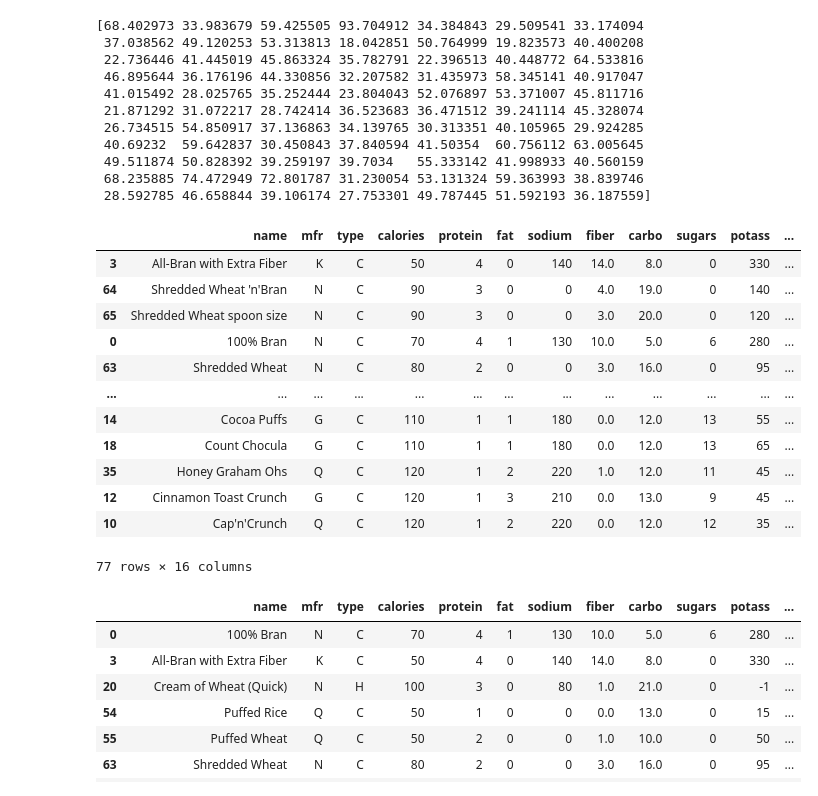
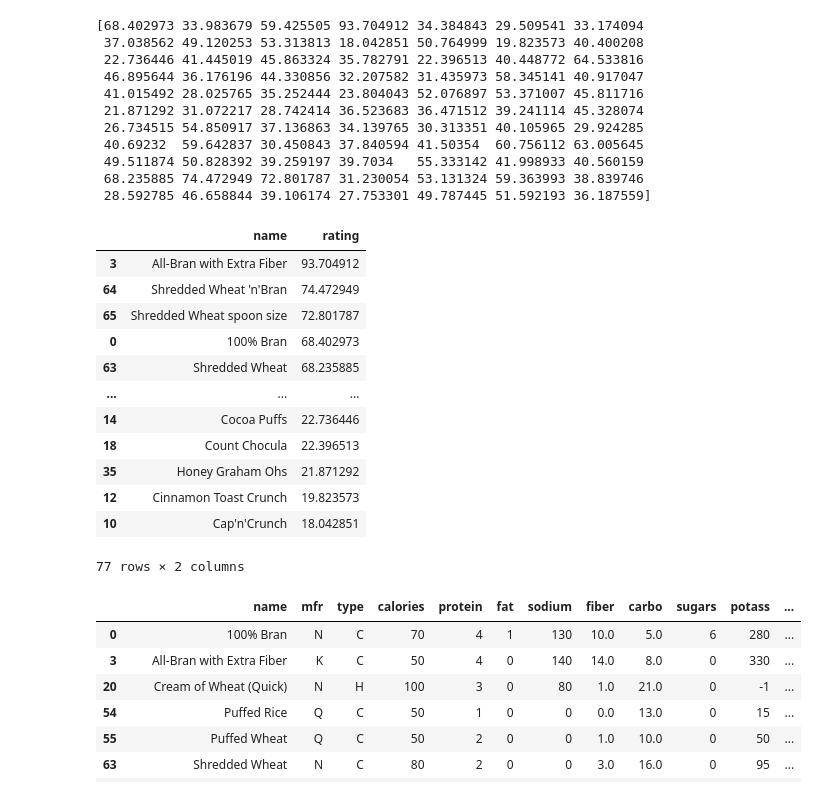
Before and after one commit to ch00226855/CMP464788Spring2023, a Jupyter notebook: Week04_Pandas.ipynb, the cells around one changed output. Cells and saved outputs as stored; diff of their text form; code cells hidden in the pictures.

```diff
--- a/Week04_Pandas.ipynb
+++ b/Week04_Pandas.ipynb
@@ -528,30 +530,30 @@ print(raw_data['rating'].values)
 # %%
 # Find the product name with highest rating
 
 # Attempt 1.
 max_rating = raw_data['rating'].max()
 raw_data[raw_data['rating'] == max_rating][['name', 'rating']]
 
 # Attempt 2.
 max_rating_index = raw_data['rating'].argmax()
-raw_data.loc[max_rating_index, ['name', 'rating']]
+raw_data.loc[max_rating_index, ['name', 'rating']] # This returns a 1D array
 
 # Attempt 3. Use sort_values()
-raw_data.sort_values('rating', ascending=False)
+raw_data.sort_values('rating', ascending=False)[['name', 'rating']]
 # %% [output]
-|  | name | mfr | type | calories | protein | fat | sodium | fiber | carbo | sugars | potass | ... |
-| 3 | All-Bran with Extra Fiber | K | C | 50 | 4 | 0 | 140 | 14.0 | 8.0 | 0 | 330 | ... |
-| 64 | Shredded Wheat 'n'Bran | N | C | 90 | 3 | 0 | 0 | 4.0 | 19.0 | 0 | 140 | ... |
-| 65 | Shredded Wheat spoon size | N | C | 90 | 3 | 0 | 0 | 3.0 | 20.0 | 0 | 120 | ... |
-| 0 | 100% Bran | N | C | 70 | 4 | 1 | 130 | 10.0 | 5.0 | 6 | 280 | ... |
-| 63 | Shredded Wheat | N | C | 80 | 2 | 0 | 0 | 3.0 | 16.0 | 0 | 95 | ... |
-| ... | ... | ... | ... | ... | ... | ... | ... | ... | ... | ... | ... | ... |
-| 14 | Cocoa Puffs | G | C | 110 | 1 | 1 | 180 | 0.0 | 12.0 | 13 | 55 | ... |
-| 18 | Count Chocula | G | C | 110 | 1 | 1 | 180 | 0.0 | 12.0 | 13 | 65 | ... |
-| 35 | Honey Graham Ohs | Q | C | 120 | 1 | 2 | 220 | 1.0 | 12.0 | 11 | 45 | ... |
-| 12 | Cinnamon Toast Crunch | G | C | 120 | 1 | 3 | 210 | 0.0 | 13.0 | 9 | 45 | ... |
-| 10 | Cap'n'Crunch | Q | C | 120 | 1 | 2 | 220 | 0.0 | 12.0 | 12 | 35 | ... |
+|  | name | rating |
+| 3 | All-Bran with Extra Fiber | 93.704912 |
+| 64 | Shredded Wheat 'n'Bran | 74.472949 |
+| 65 | Shredded Wheat spoon size | 72.801787 |
+| 0 | 100% Bran | 68.402973 |
+| 63 | Shredded Wheat | 68.235885 |
+| ... | ... | ... |
+| 14 | Cocoa Puffs | 22.736446 |
+| 18 | Count Chocula | 22.396513 |
+| 35 | Honey Graham Ohs | 21.871292 |
+| 12 | Cinnamon Toast Crunch | 19.823573 |
+| 10 | Cap'n'Crunch | 18.042851 |
-77 rows × 16 columns
+77 rows × 2 columns
 # %%
 # Display all cereals with rating above 60
 raw_data[raw_data['rating'] > 60]
```
Also changed, not shown: parts of 5 cells of this notebook.
